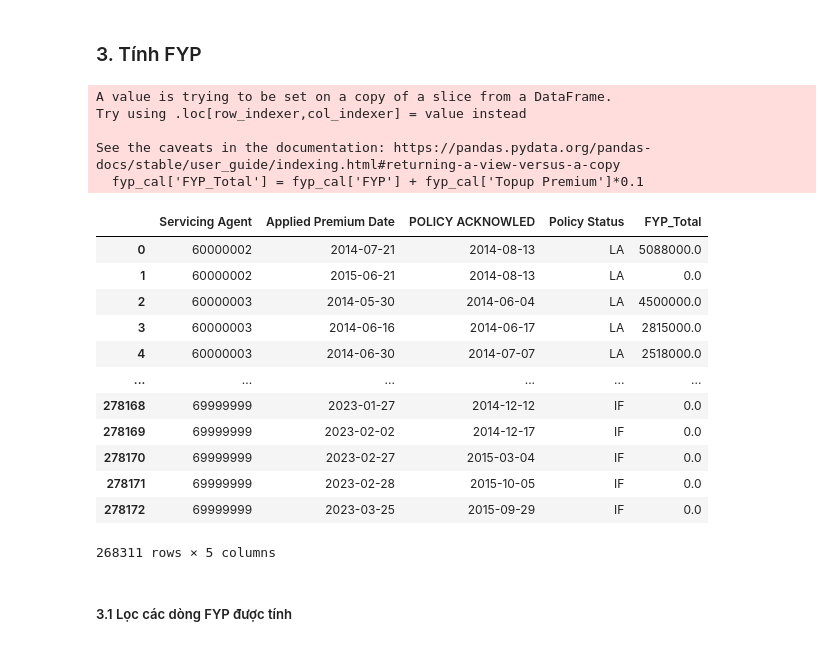
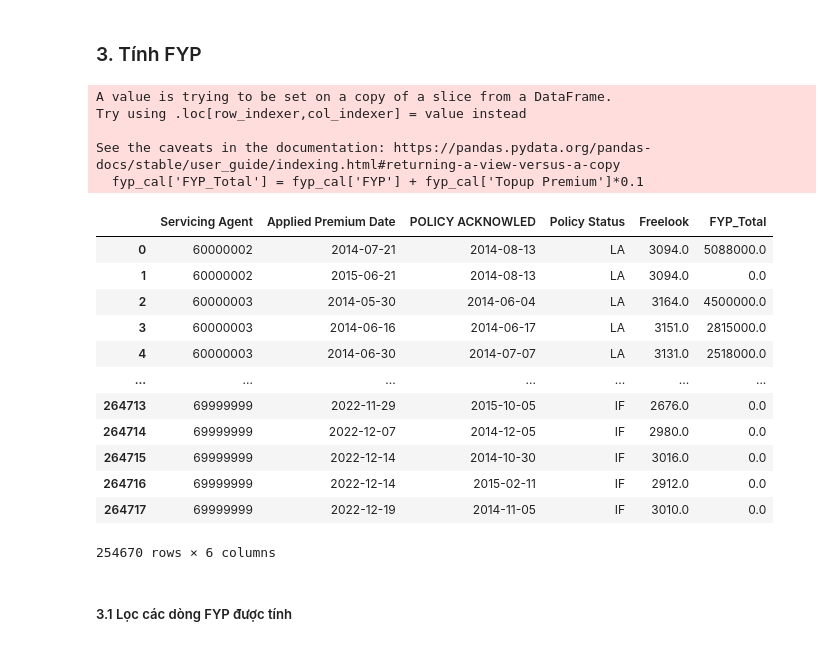
Before and after one commit to michaelmarytan81194/PythonProject, a Jupyter notebook: 1. Python/4. Tools/1. Phu Hung Life/5. Bonuses/Rookie Bonus.ipynb, the cells around one changed output. Drawn from its saved outputs; the diff is of its cells as text; code cells hidden in the pictures.

```diff
--- a/1. Python/4. Tools/1. Phu Hung Life/5. Bonuses/Rookie Bonus.ipynb
+++ b/1. Python/4. Tools/1. Phu Hung Life/5. Bonuses/Rookie Bonus.ipynb
@@ -178,29 +176,29 @@ agent_target
 <h3> 3. Tính FYP
 # %%
 fyp_cal = premium_table
-fyp_cal = fyp_cal[['Servicing Agent', 'Applied Premium Date', 'POLICY ACKNOWLED', 'Policy Status', 'FYP', 'Topup Premium']]
+fyp_cal = fyp_cal[['Servicing Agent', 'Applied Premium Date', 'POLICY ACKNOWLED', 'Policy Status','Freelook' ,'FYP', 'Topup Premium']]
 fyp_cal['FYP_Total'] = fyp_cal['FYP'] + fyp_cal['Topup Premium']*0.1
-fyp_cal = fyp_cal.groupby(['Servicing Agent', 'Applied Premium Date', 'POLICY ACKNOWLED', 'Policy Status'])['FYP_Total'].sum().reset_index()
+fyp_cal = fyp_cal.groupby(['Servicing Agent', 'Applied Premium Date', 'POLICY ACKNOWLED', 'Policy Status', 'Freelook'], dropna=False)['FYP_Total'].sum().reset_index()
 fyp_cal = fyp_cal[~fyp_cal['Policy Status'].isin(['CF', 'DC', 'FL',  'NT', 'WD', 'PO'])]
 fyp_cal
 # %% [output]
 A value is trying to be set on a copy of a slice from a DataFrame.
 Try using .loc[row_indexer,col_indexer] = value instead
 
 See the caveats in the documentation: https://pandas.pydata.org/pandas-docs/stable/user_guide/indexing.html#returning-a-view-versus-a-copy
   fyp_cal['FYP_Total'] = fyp_cal['FYP'] + fyp_cal['Topup Premium']*0.1
-|  | Servicing Agent | Applied Premium Date | POLICY ACKNOWLED | Policy Status | FYP_Total |
-| 0 | 60000002 | 2014-07-21 | 2014-08-13 | LA | 5088000.0 |
-| 1 | 60000002 | 2015-06-21 | 2014-08-13 | LA | 0.0 |
-| 2 | 60000003 | 2014-05-30 | 2014-06-04 | LA | 4500000.0 |
-| 3 | 60000003 | 2014-06-16 | 2014-06-17 | LA | 2815000.0 |
-| 4 | 60000003 | 2014-06-30 | 2014-07-07 | LA | 2518000.0 |
-| ... | ... | ... | ... | ... | ... |
-| 278168 | 69999999 | 2023-01-27 | 2014-12-12 | IF | 0.0 |
-| 278169 | 69999999 | 2023-02-02 | 2014-12-17 | IF | 0.0 |
-| 278170 | 69999999 | 2023-02-27 | 2015-03-04 | IF | 0.0 |
-| 278171 | 69999999 | 2023-02-28 | 2015-10-05 | IF | 0.0 |
-| 278172 | 69999999 | 2023-03-25 | 2015-09-29 | IF | 0.0 |
+|  | Servicing Agent | Applied Premium Date | POLICY ACKNOWLED | Policy Status | Freelook | FYP_Total |
+| 0 | 60000002 | 2014-07-21 | 2014-08-13 | LA | 3094.0 | 5088000.0 |
+| 1 | 60000002 | 2015-06-21 | 2014-08-13 | LA | 3094.0 | 0.0 |
+| 2 | 60000003 | 2014-05-30 | 2014-06-04 | LA | 3164.0 | 4500000.0 |
+| 3 | 60000003 | 2014-06-16 | 2014-06-17 | LA | 3151.0 | 2815000.0 |
+| 4 | 60000003 | 2014-06-30 | 2014-07-07 | LA | 3131.0 | 2518000.0 |
+| ... | ... | ... | ... | ... | ... | ... |
+| 264713 | 69999999 | 2022-11-29 | 2015-10-05 | IF | 2676.0 | 0.0 |
+| 264714 | 69999999 | 2022-12-07 | 2014-12-05 | IF | 2980.0 | 0.0 |
+| 264715 | 69999999 | 2022-12-14 | 2014-10-30 | IF | 3016.0 | 0.0 |
+| 264716 | 69999999 | 2022-12-14 | 2015-02-11 | IF | 2912.0 | 0.0 |
+| 264717 | 69999999 | 2022-12-19 | 2014-11-05 | IF | 3010.0 | 0.0 |
-268311 rows × 5 columns
+254670 rows × 6 columns
 # %% [markdown]
 <h5>3.1 Lọc các dòng FYP được tính
```
Also changed, not shown: parts of 30 cells of this notebook, 10 other files.
